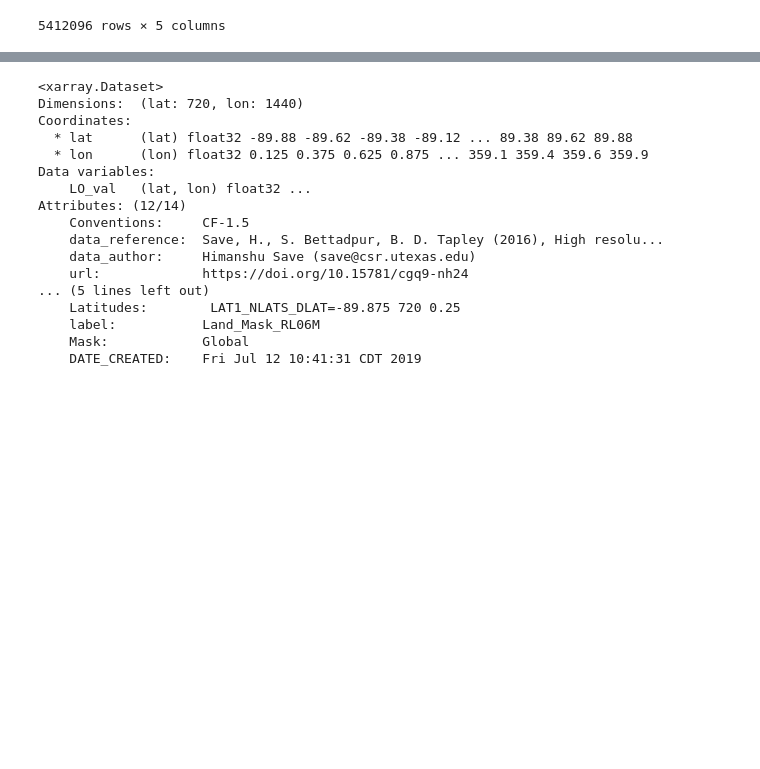
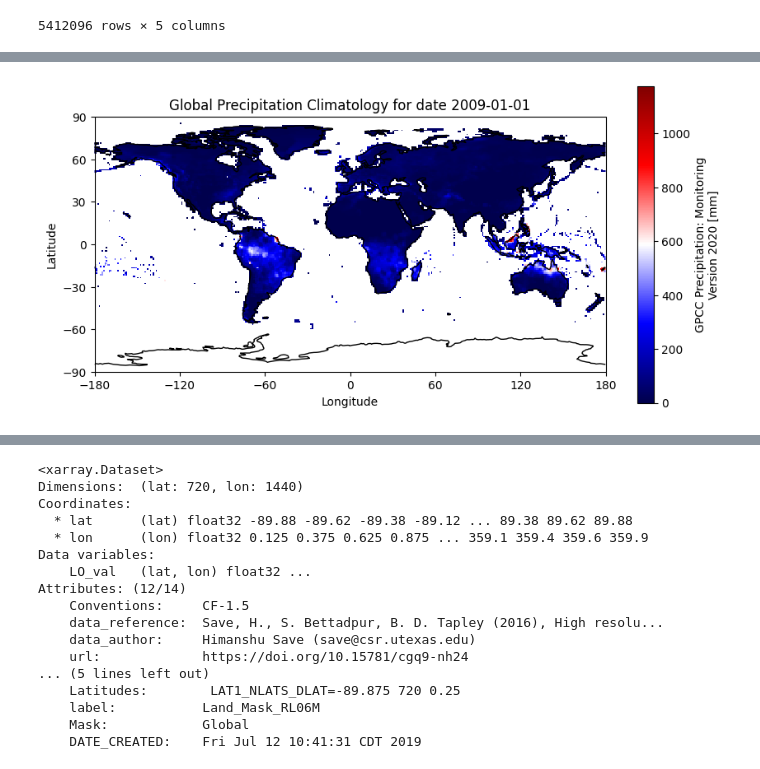
Before and after one commit to Ainard09/ai4ls_2_water_prediction, a Jupyter notebook: Task_2/CSR_GRACE.ipynb, the cells around one changed output, grey strips where cells are left out. Cells and saved outputs as stored; diff of their text form; code cells hidden in the pictures; blank space fills up the shorter version.

```diff
--- a/Task_2/CSR_GRACE.ipynb
+++ b/Task_2/CSR_GRACE.ipynb
@@ -162,25 +165,25 @@ array([[[-2.7126658 , -2.7126658 , -2.7126658 , ..., -2.7126658 ,
         [ 4.6723843 ,  4.6723843 ,  4.6723843 , ...,  4.6723843 ,
           4.6723843 ,  4.6723843 ]]], dtype=float32)
 # %%
-import cartopy.crs as ccrs
-import matplotlib.pyplot as plt
-import datetime as dt
+def plot_map(xr_data, var, title="Global Liquid Water Equivalent Thickness"):
 
-plt.figure(figsize=(10, 5))
-ax = plt.axes(projection=ccrs.PlateCarree())
+    plt.figure(figsize=(10, 5))
+    ax = plt.axes(projection=ccrs.PlateCarree())
 
-timeslice = ds.sel(time=dt.datetime(2009,1,10), method="nearest")   # edit to date of choice
-timeslice.lwe_thickness.plot(ax=ax, transform=ccrs.PlateCarree(), cmap="seismic")
-ax.coastlines()
-plt.title(f'Global Liquid Water Equivalent Thickness for date {timeslice.time.values.astype("datetime64[D]")}')
-ax.set_xticks(range(-180, 181, 60), crs=ccrs.PlateCarree())
-ax.set_yticks(range(-90, 91, 30), crs=ccrs.PlateCarree())
-ax.set_xlabel('Longitude')
-ax.set_ylabel('Latitude')
-plt.show()
+    timeslice = xr_data.sel(time=dt.datetime(2009,1,10), method="nearest")   # edit to date of choice
+    timeslice[var].plot(ax=ax, transform=ccrs.PlateCarree(), cmap="seismic")
+    ax.coastlines()
+    plt.title(f'{title} for date {timeslice.time.values.astype("datetime64[D]")}')
+    ax.set_xticks(range(-180, 181, 60), crs=ccrs.PlateCarree())
+    ax.set_yticks(range(-90, 91, 30), crs=ccrs.PlateCarree())
+    ax.set_xlabel('Longitude')
+    ax.set_ylabel('Latitude')
+    plt.show()
 
-# free resources
-del timeslice
+    # free resources
+    del timeslice
+
+plot_map(ds, "lwe_thickness")
 # %% [output]
 [figure]
 # %%
@@ -523,0 +511,4 @@ df_temp
+# %%
+url =  "http://psl.noaa.gov/thredds/dodsC/Datasets/gpcc/monitor/precip.monitor.mon.total.1x1.v2020.nc"
+ds_prep = xr.open_dataset(url)
+ds_prep
@@ -523,0 +558,5 @@ df_temp
+# %%
+# plot the map of global precipitation
+plot_map(ds_prep, "precip", title="Global Precipitation Climatology")
+# %% [output]
+[figure, added]
```
Also changed, not shown: parts of 7 cells of this notebook.
